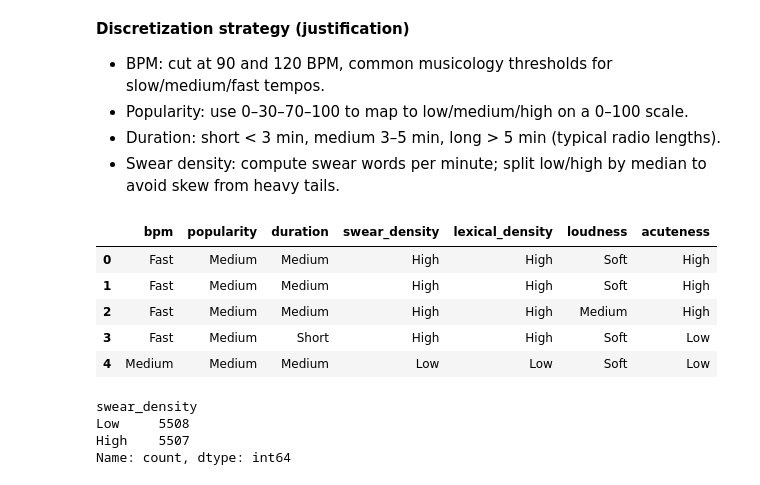
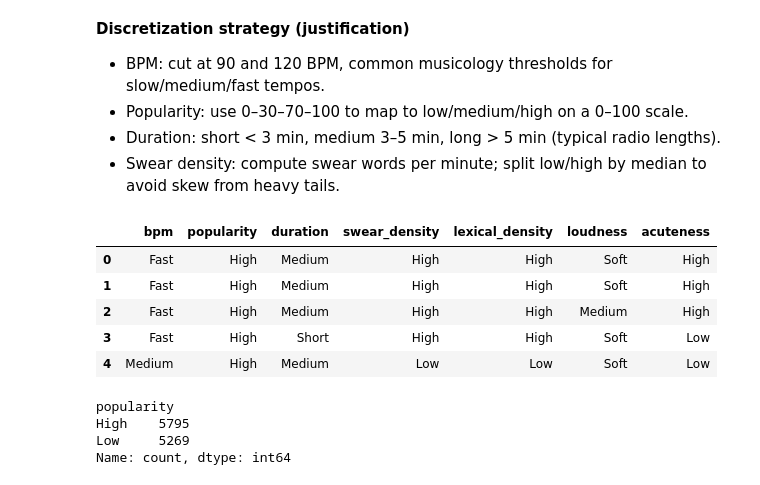
Before and after one commit to Ludovico1104/Progetto-I2ML, a Jupyter notebook: prova.ipynb, the cells around one changed output. Cells and saved outputs as stored; diff of their text form; code cells hidden in the pictures.

```diff
--- a/prova.ipynb
+++ b/prova.ipynb
@@ -222,8 +402,8 @@ encoded["bpm"] = pd.cut(
 
 encoded["popularity"] = pd.cut(
     pop,
-    bins=[-np.inf, 1e1, 1e2, np.inf],
-    labels=["Low", "Medium", "High"]
+    bins=[-np.inf, 3e1, np.inf],
+    labels=["Low", "High"]
  )
 
 encoded["duration"] = pd.cut(
@@ -234,42 +414,42 @@ encoded["duration"] = pd.cut(
 
 median_swear_density = swear_density.median(skipna=True)
 encoded["swear_density"] = pd.cut(
     swear_density,
     bins=[-np.inf, median_swear_density, np.inf],
     labels=["Low", "High"]
  )
 
 encoded["lexical_density"] = pd.cut(
     pd.to_numeric(merged["track_lexical_density"], errors="coerce"),
     bins=[-np.inf, 0.5, np.inf],
     labels=["Low", "High"]
  )
 
 
 encoded["loudness"] = pd.cut(
     pd.to_numeric(merged["track_loudness"], errors="coerce"),
     bins=[-np.inf, 27, 54, np.inf],
     labels=["Soft", "Medium", "Loud"]
  )
 
 encoded["acuteness"] = pd.cut(
     pd.to_numeric(merged["track_centroid"], errors="coerce"),
     bins=[-np.inf, 0.15, np.inf],
     labels=["Low", "High"]
  )
 
 encoded.head()
 # %% [output]
 |  | bpm | popularity | duration | swear_density | lexical_density | loudness | acuteness |
-| 0 | Fast | Medium | Medium | High | High | Soft | High |
-| 1 | Fast | Medium | Medium | High | High | Soft | High |
-| 2 | Fast | Medium | Medium | High | High | Medium | High |
-| 3 | Fast | Medium | Short | High | High | Soft | Low |
-| 4 | Medium | Medium | Medium | Low | Low | Soft | Low |
+| 0 | Fast | High | Medium | High | High | Soft | High |
+| 1 | Fast | High | Medium | High | High | Soft | High |
+| 2 | Fast | High | Medium | High | High | Medium | High |
+| 3 | Fast | High | Short | High | High | Soft | Low |
+| 4 | Medium | High | Medium | Low | Low | Soft | Low |
 # %%
-print(encoded['swear_density'].value_counts())
+print(encoded['popularity'].value_counts())
 # %% [output]
-swear_density
-Low     5508
-High    5507
+popularity
+High    5795
+Low     5269
 Name: count, dtype: int64
```
Also changed, not shown: parts of 18 cells of this notebook.
